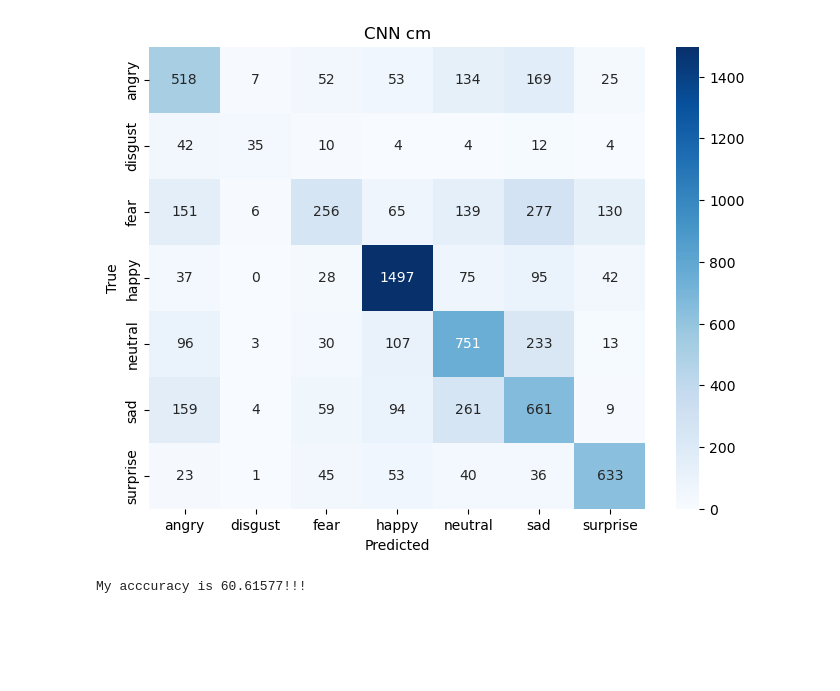
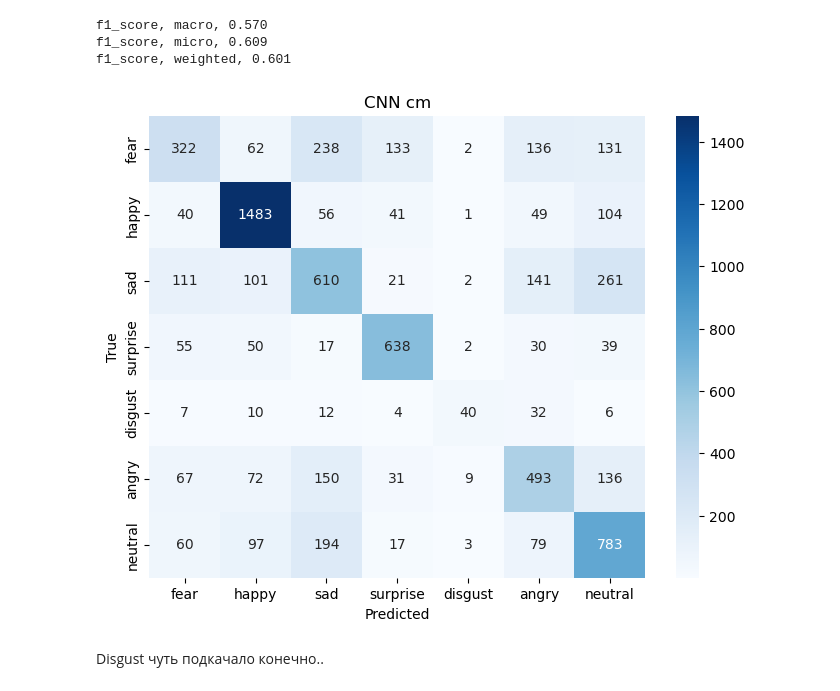
Before and after one commit to Elizabet0/emotionss, a Jupyter notebook: notebook/CNN_testing.ipynb, the cells around one changed output. Cells and saved outputs as stored; diff of their text form; code cells hidden in the pictures; blank space fills up the shorter version.

```diff
--- a/notebook/CNN_testing.ipynb
+++ b/notebook/CNN_testing.ipynb
@@ -5,10 +5,10 @@ import torch.nn as nn
 from PIL import Image
 import numpy as np
 # %%
-class CNN(nn.Module):
+class CNN(nn.Module ):
     def __init__(self):
         super().__init__()
-        self.net = nn.Sequential(
+        self.features = nn.Sequential(
             nn.Conv2d(1, 16, 3, padding=1), nn.BatchNorm2d(16), nn.ReLU(),
             nn.Conv2d(16, 16, 3, padding=1), nn.BatchNorm2d(16), nn.ReLU(),
             nn.MaxPool2d(2),
@@ -20,22 +20,26 @@ class CNN(nn.Module):
             nn.Conv2d(32, 64, 3, padding=1), nn.BatchNorm2d(64), nn.ReLU(), nn.MaxPool2d(2),
 
             nn.Flatten(),
-            nn.Dropout(0.5),
+            nn.Dropout(0.35),
             nn.Linear(64 * 6 * 6, 256), nn.BatchNorm1d(256), nn.ReLU(),
-            nn.Dropout(0.5),
-            nn.Linear(256, 7),
+            nn.Dropout(0.3)
         )
+        self.classifier = nn.Linear(256, 7)
 
-    def forward(self, x):
-        return self.net(x)
+    def forward(self, x, return_features=False):
+        x = self.features(x)
+        if return_features:
+            return x
+        x = self.classifier(x)
+        return x
 # %%
-checkpoint = torch.load("../best_models/model_checkpoint_60.62.pth")
+checkpoint = torch.load("../best_models/model_checkpoint_60.22.pth", weights_only=True, map_location="cpu" )
+
 model = CNN()
 model.load_state_dict(checkpoint)
 model.eval()
-from sklearn.metrics import confusion_matrix
 
-classes = list(os.listdir('../data/train'))
+classes = ['fear', 'happy', 'sad', 'surprise', 'disgust', 'angry', 'neutral']
 correct = 0
 total = 0
 
@@ -70,18 +95,31 @@ print(total, correct, 'accuracy: ' , 100 * correct / total)
+# %%
+from sklearn.metrics import f1_score
+
+print(f"f1_score, macro, {f1_score(y_true, y_pred , average="macro"):.3f}")
+print(f"f1_score, micro, {f1_score(y_true, y_pred , average="micro"):.3f}")
+print(f"f1_score, weighted, {f1_score(y_true, y_pred , average="weighted"):.3f}")
+# %% [output]
+f1_score, macro, 0.570
+f1_score, micro, 0.609
+f1_score, weighted, 0.601
 # %%
+import seaborn as sns
+from sklearn.metrics import confusion_matrix as cm
+import matplotlib.pyplot as plt
+
 y_true = np.array(y_true)
 y_pred = np.array(y_pred)
 
-import seaborn as sns
-import matplotlib.pyplot as plt
+cm=confusion_matrix(y_true, y_pred)
+
+
 plt.figure(figsize=(8, 6))
 sns.heatmap(cm, annot=True, fmt='d', cmap='Blues', xticklabels=classes, yticklabels=classes)
 plt.title('CNN cm')
 plt.xlabel('Predicted')
 plt.ylabel('True')
 plt.show()
 # %% [output]
-[figure, old version]
+[figure, new version]
-# %%
-print(f"My acccuracy is 60.61577!!!")
-# %% [output]
-My acccuracy is 60.61577!!!
+# %% [markdown]
+Disgust чуть подкачало конечно..
```
Also changed, not shown: parts of 4 cells of this notebook, 3 other files.
